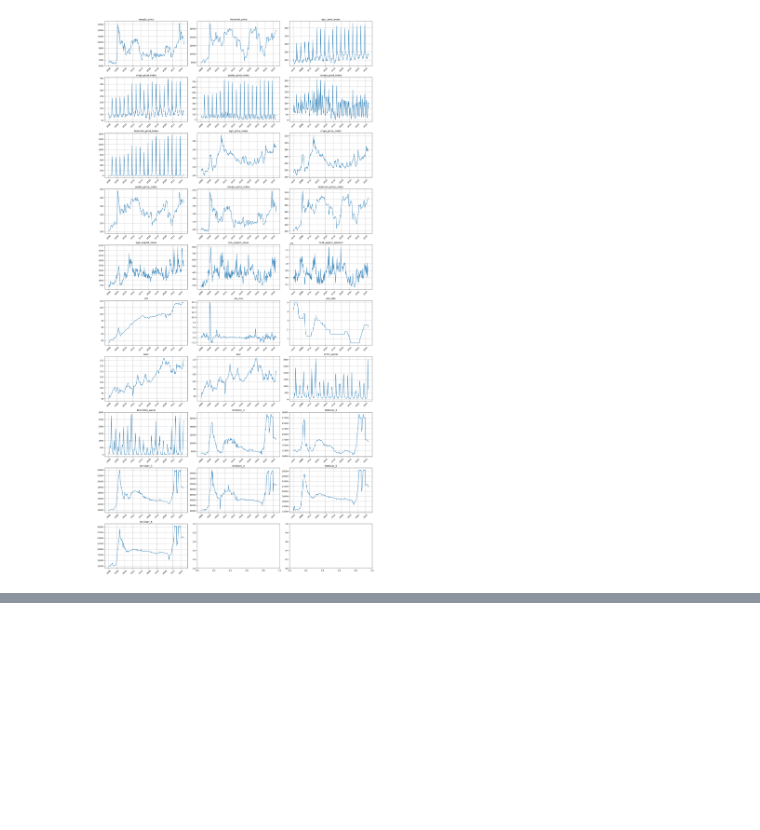
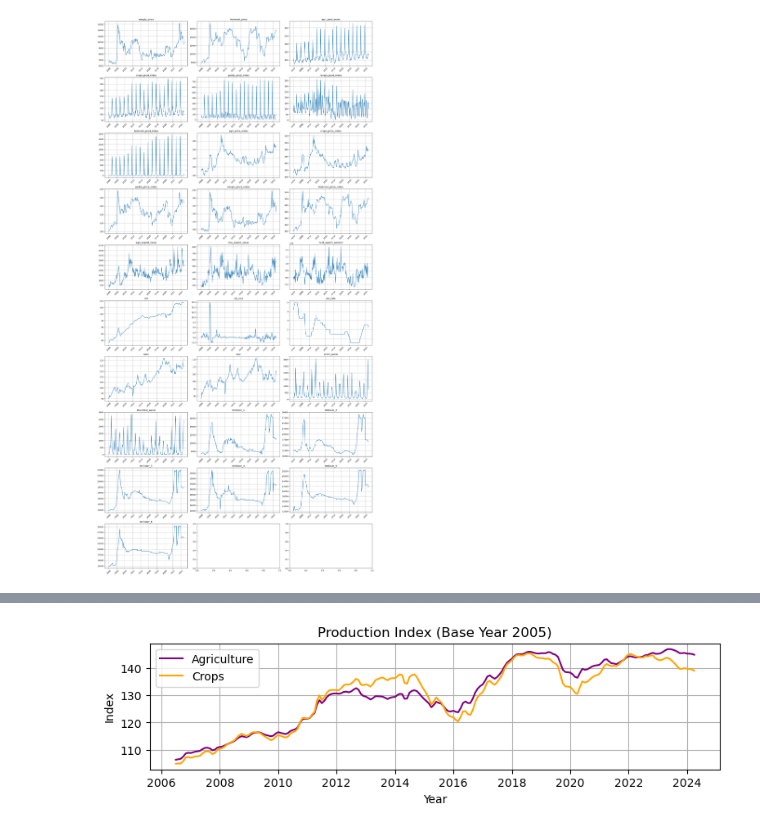
Before and after one commit to ArkiraW/capstone_project, a Jupyter notebook: code/01_eda.ipynb, the cells around one changed output, grey strips where cells are left out. Cells and saved outputs as stored; diff of their text form; code cells hidden in the pictures; blank space fills up the shorter version.

```diff
--- a/code/01_eda.ipynb
+++ b/code/01_eda.ipynb
@@ -170,0 +215,14 @@ plt.show()
+# %%
+# Seasonal Decompose Agriculture and Crops Production Index
+plt.figure(figsize=(9,2))
+plt.plot(df.index, seasonal_decompose(df['agri_prod_index']).trend, c='purple', label='Agriculture')
+plt.plot(df.index, seasonal_decompose(df['crops_prod_index']).trend, c='orange', label='Crops')
+plt.plot(df.index, seasonal_decompose(df['crops_prod_index']).trend, c='orange', label='Paddy')
+plt.title('Production Index (Base Year 2005)')
+plt.ylabel('Index')
+plt.xlabel('Year')
+plt.grid(True)
+plt.legend()
+plt.show()
+# %% [output]
+[figure, added]
```
Also changed, not shown: parts of 18 cells of this notebook, 11 other files.
